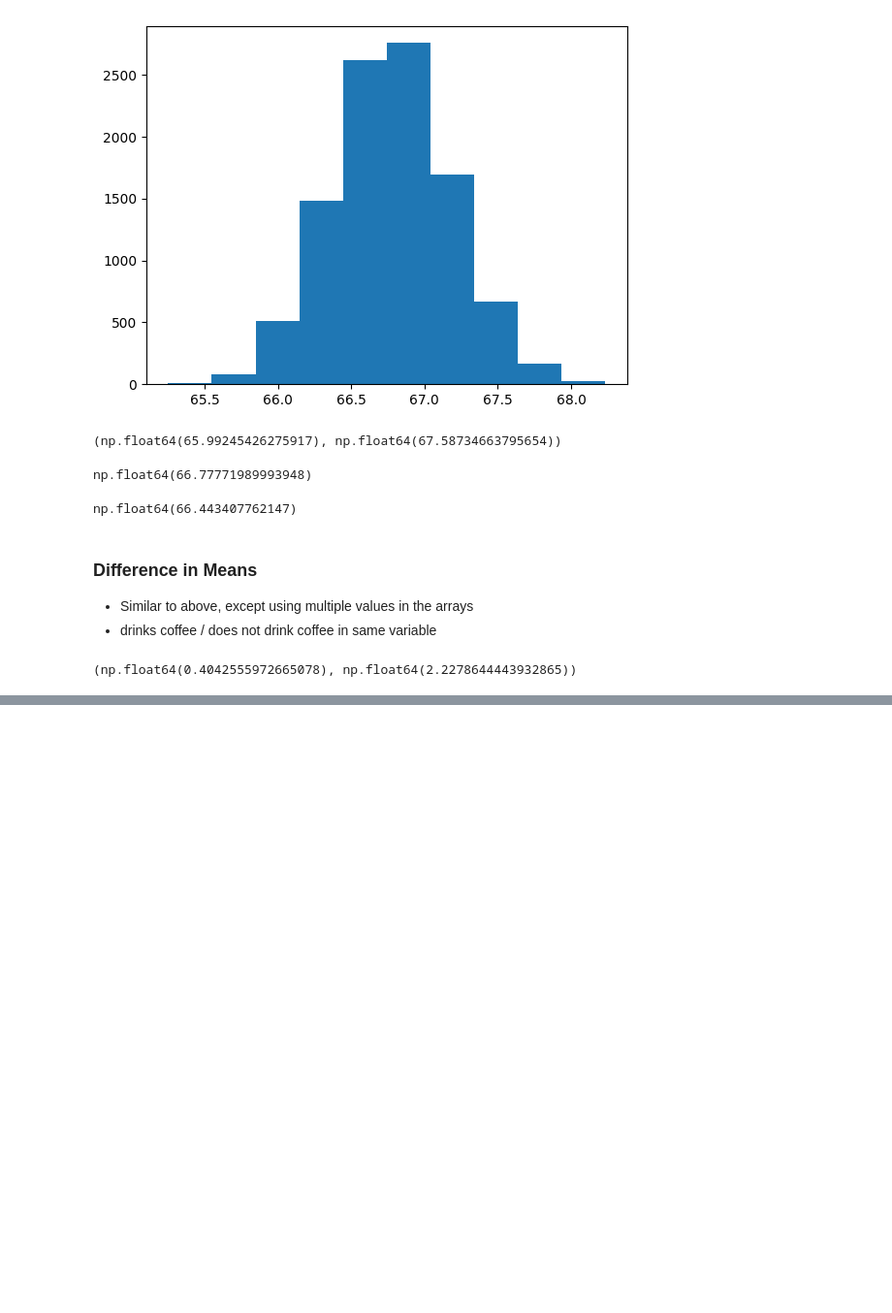
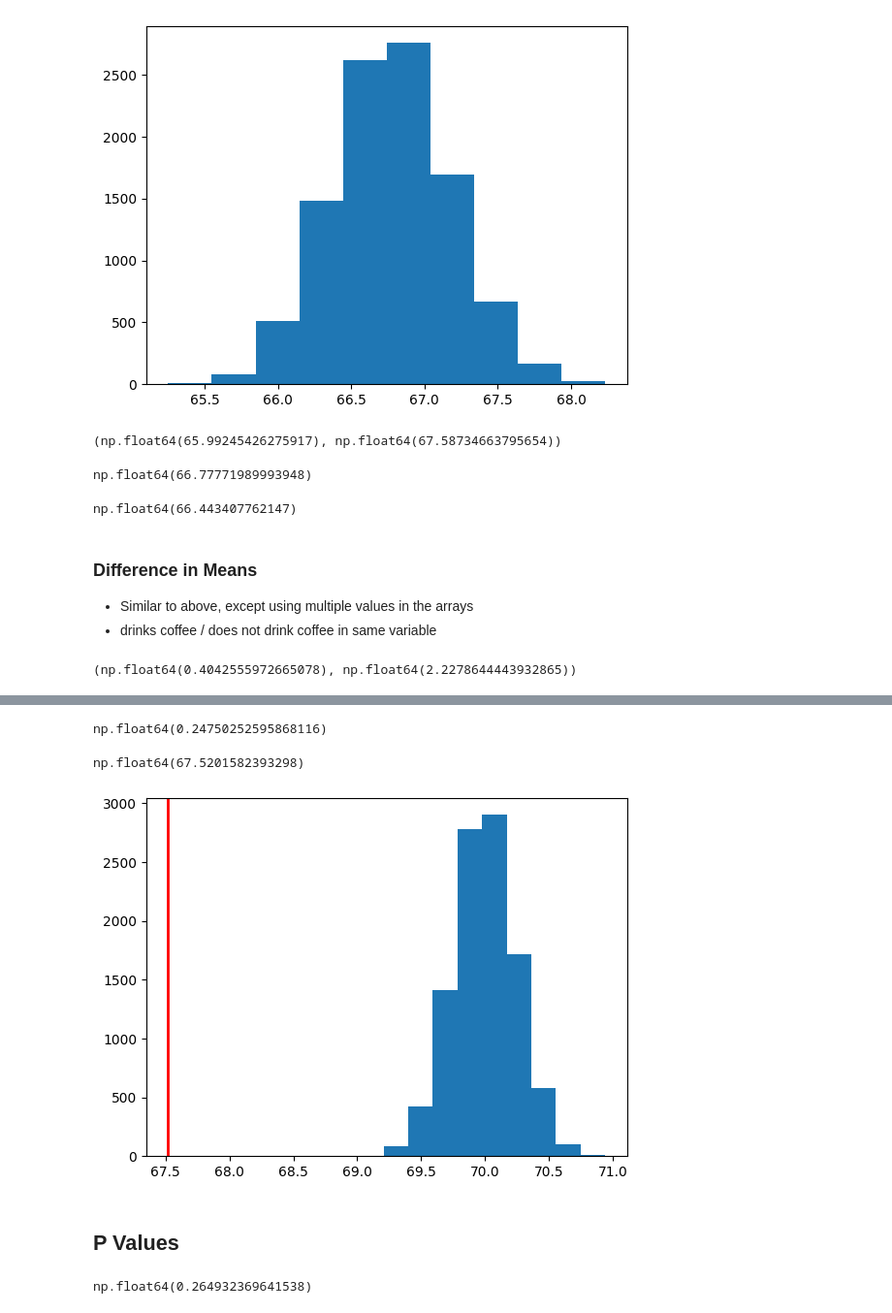
Before and after one commit to slimseidl/DataScience, a Jupyter notebook: Experimentation/Confidence.ipynb, the cells around one changed output, grey strips where cells are left out. Shown: that part at 97% size. Cells and saved outputs as stored; diff of their text form; code cells hidden in the pictures; blank space fills up the shorter version.

```diff
--- a/Experimentation/Confidence.ipynb
+++ b/Experimentation/Confidence.ipynb
@@ -138,0 +141,8 @@ np.percentile(diffs,2.5), np.percentile(diffs,97.5)
+# %%
+import pandas as pd
+import numpy as np
+import matplotlib.pyplot as plt
+
+np.random.seed(42)
+
+coffee_full = pd.read_csv('coffee.csv')
@@ -138,0 +152,26 @@ np.percentile(diffs,2.5), np.percentile(diffs,97.5)
+# %%
+sample = coffee_full.sample(150)
+# %%
+means = []
+
+for i in range(10000):
+    bootsample = sample.sample(150,replace=True)
+    means.append(bootsample.height.mean())
+# %%
+np.std(means)
+# %% [output]
+np.float64(0.24750252595868116)
+# %%
+# simulate value from the null hypothesis
+null_vals = np.random.normal(70, np.std(means), 10000)
+# %%
+sample.height.mean()
+# %% [output]
+np.float64(67.5201582393298)
+# %%
+plt.hist(null_vals);
+plt.axvline(x=sample.height.mean(), color='r', linewidth=2);
+# %% [output]
+[figure, added]
+# %% [markdown]
+## P Values
@@ -138,0 +194,4 @@ np.percentile(diffs,2.5), np.percentile(diffs,97.5)
+# %%
+np.std(means)
+# %% [output]
+np.float64(0.264932369641538)
```
Also changed, not shown: parts of 10 cells of this notebook, 4 other files.
